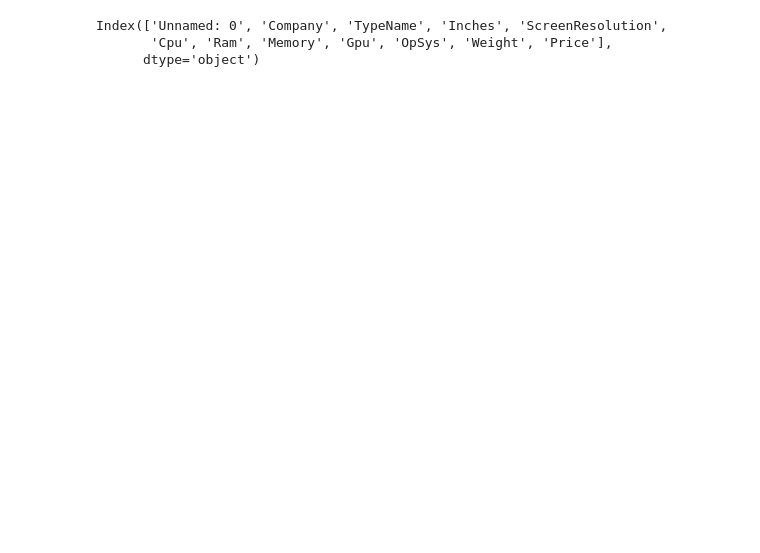
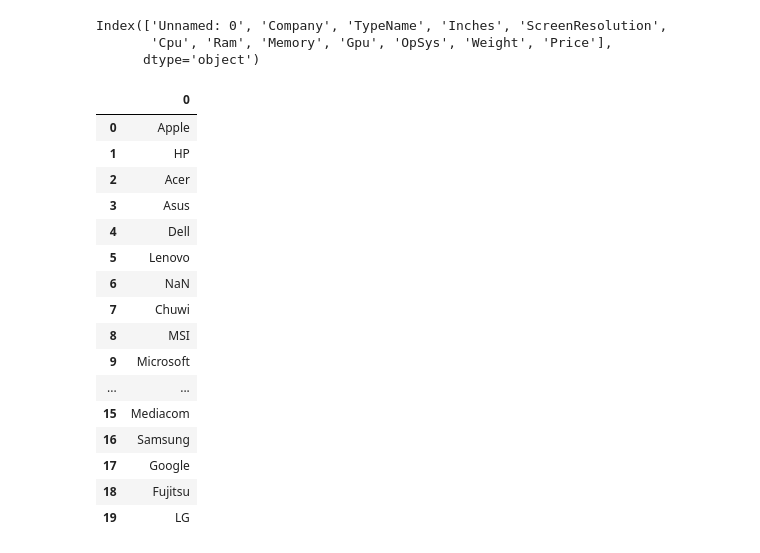
Before and after one commit to AniketKhandelwal/Laptop-Price-Prediction, a Jupyter notebook: Untitled-1.ipynb, the cells around one changed output. Saved outputs shown, nothing was run; the diff lists cells and outputs as text; code cells hidden in the pictures; blank space fills up the shorter version.

```diff
--- a/Untitled-1.ipynb
+++ b/Untitled-1.ipynb
@@ -39,3 +38,23 @@ Index(['Unnamed: 0', 'Company', 'TypeName', 'Inches', 'ScreenResolution',
       dtype='object')
 # %%
 data.drop(labels=data.columns[0],axis=1,inplace=True)
+# %%
+pd.DataFrame(data[data.columns[0]].unique())
+# %% [output]
+|  | 0 |
+| 0 | Apple |
+| 1 | HP |
+| 2 | Acer |
+| 3 | Asus |
+| 4 | Dell |
+| 5 | Lenovo |
+| 6 | NaN |
+| 7 | Chuwi |
+| 8 | MSI |
+| 9 | Microsoft |
+| ... | ... |
+| 15 | Mediacom |
+| 16 | Samsung |
+| 17 | Google |
+| 18 | Fujitsu |
+| 19 | LG |
```
Also changed, not shown: parts of 8 cells of this notebook.
